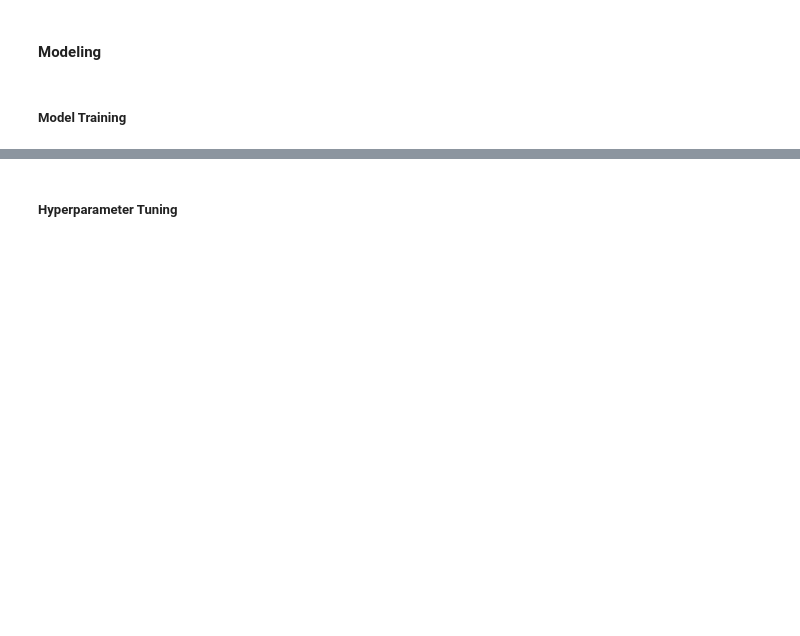
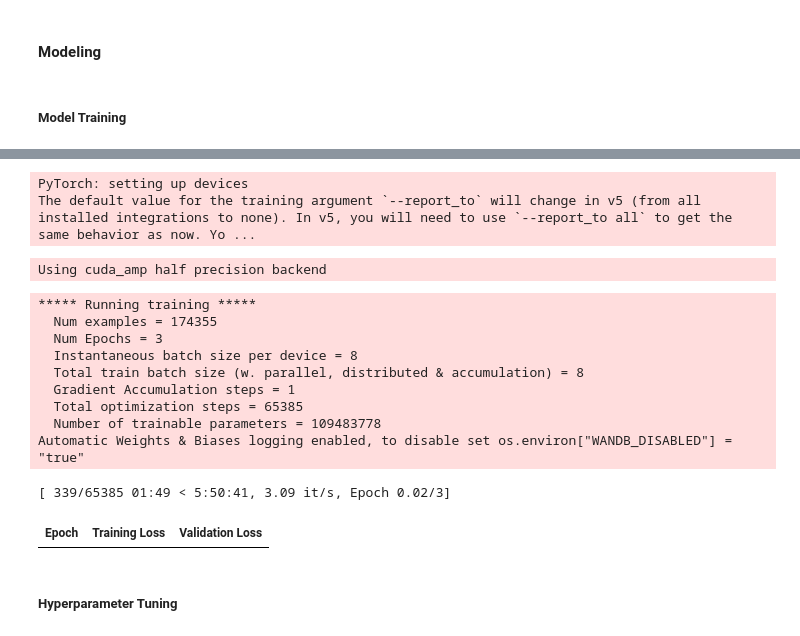
Before and after one commit to francheska-vicente/data103-project, a Jupyter notebook: main.ipynb, the cells around one changed output, grey strips where cells are left out. Cells and saved outputs as stored; diff of their text form; code cells hidden in the pictures; blank space fills up the shorter version.

Commit message:
initial code for BERT

```diff
--- a/main.ipynb
+++ b/main.ipynb
@@ -592,0 +934,69 @@ bert_model = AutoModel.from_pretrained('bert-base-uncased')
+# %%
+training_args = TrainingArguments(output_dir = "bert_trainer",
+                                  save_steps = 2000,
+                                  save_strategy = 'steps',
+                                  fp16 = True,
+                                  evaluation_strategy = "epoch",
+                                  resume_from_checkpoint = True)
+# %% [output]
+PyTorch: setting up devices
+The default value for the training argument `--report_to` will change in v5 (from all installed integrations to none). In v5, you will need to use `--report_to all` to get the same behavior as now. Yo ...
+# %%
+# source: https://jesusleal.io/2021/04/21/Longformer-multilabel-classification/
+def multi_label_metrics(predictions, labels, threshold=0.5):
+    # first, apply sigmoid on predictions which are of shape (batch_size, num_labels)
+    sigmoid = torch.nn.Sigmoid()
+    probs = sigmoid(torch.Tensor(predictions))
+    # next, use threshold to turn them into integer predictions
+    y_pred = np.zeros(probs.shape)
+    y_pred[np.where(probs >= threshold)] = 1
+    # finally, compute metrics
+    y_true = labels
+    f1_micro_average = f1_score(y_true=y_true, y_pred=y_pred, average='micro')
+    f1_macro_average = f1_score(y_true=y_true, y_pred=y_pred, average='macro')
+    roc_auc = roc_auc_score(y_true, y_pred, average = 'micro')
+    hamming_loss_score = hamming_loss(y_true = y_true, y_pred = y_pred)
+    accuracy = accuracy_score(y_true, y_pred)
+
+    # return as dictionary
+    metrics = {
+        'f1_micro_average': f1_micro_average,
+        'roc_auc': roc_auc,
+        'hamming_loss_score' : hamming_loss_score,
+        'f1_macro_average' : f1_macro_average,
+        'accuracy': accuracy
+    }
+    return metrics
+# %%
+def compute_metrics(p: EvalPrediction):
+    preds = p.predictions[0] if isinstance(p.predictions,
+            tuple) else p.predictions
+    result = multi_label_metrics(
+        predictions=preds,
+        labels=p.label_ids)
+    return result
+# %%
+trainer = Trainer(
+    model=bert_model,
+    args=training_args,
+    train_dataset=encoded_dataset ['train'],
+    eval_dataset=encoded_dataset ['val'],
+    compute_metrics=compute_metrics,
+    callbacks = [TrainerCallback()]
+)
+# %% [output]
+Using cuda_amp half precision backend
+# %%
+trainer.train()
+# %% [output]
+***** Running training *****
+  Num examples = 174355
+  Num Epochs = 3
+  Instantaneous batch size per device = 8
+  Total train batch size (w. parallel, distributed & accumulation) = 8
+  Gradient Accumulation steps = 1
+  Total optimization steps = 65385
+  Number of trainable parameters = 109483778
+Automatic Weights & Biases logging enabled, to disable set os.environ["WANDB_DISABLED"] = "true"
+[ 339/65385 01:49 < 5:50:41, 3.09 it/s, Epoch 0.02/3]
+| Epoch | Training Loss | Validation Loss |
```
Also changed, not shown: parts of 41 cells of this notebook.
